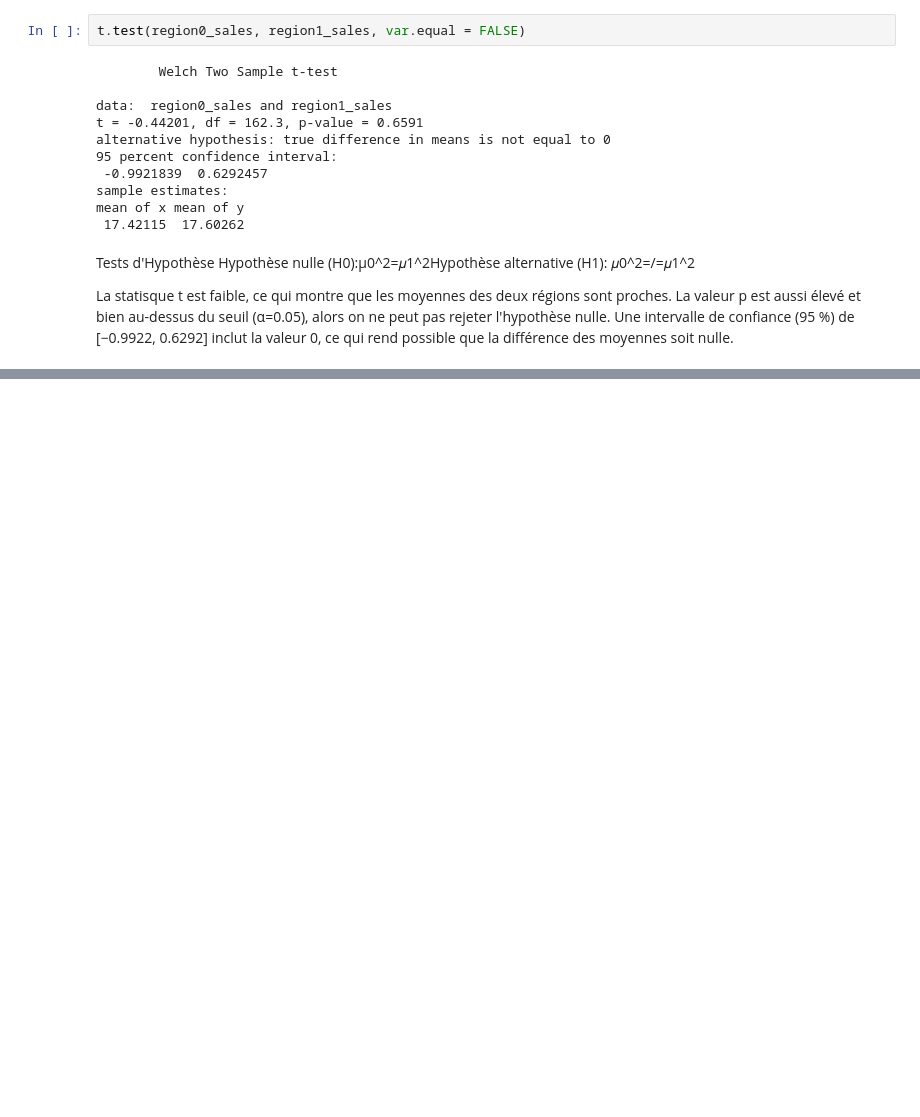
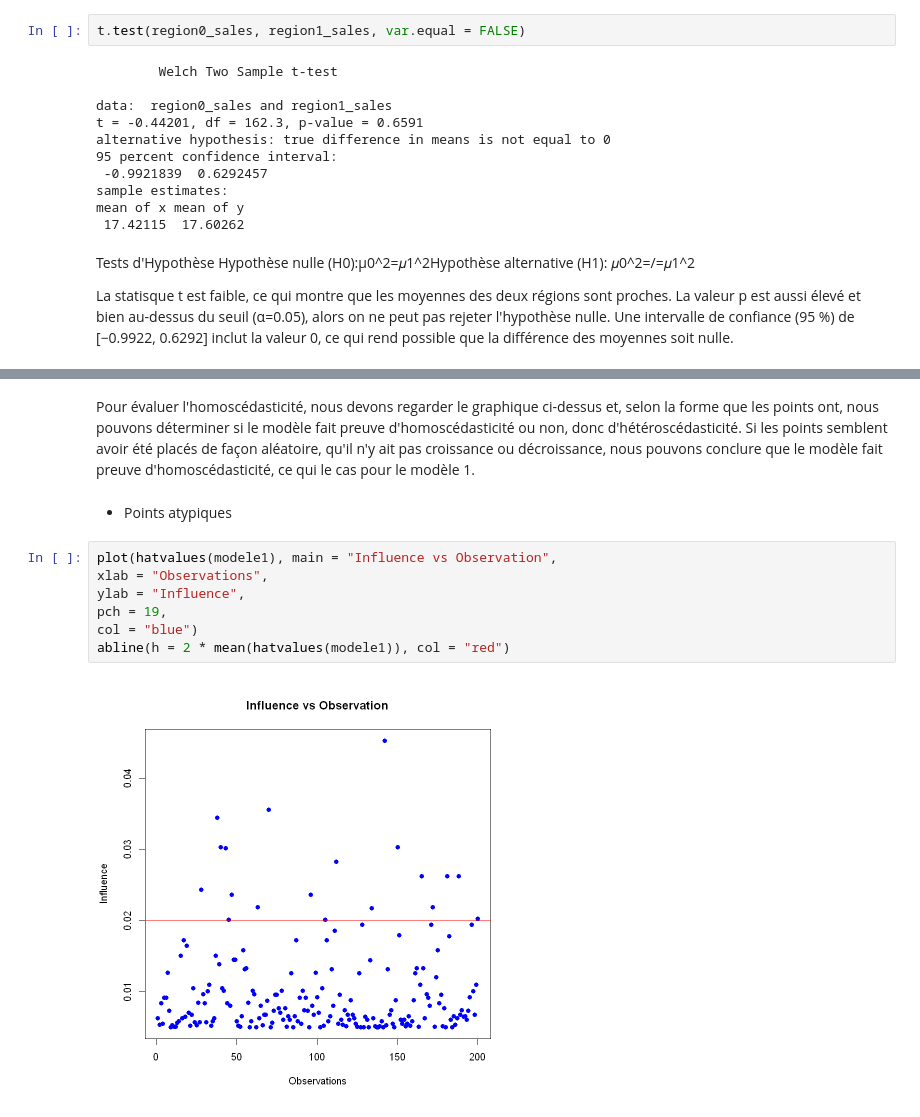
Before and after one commit to Sami-Jouamaa/Devoir-ProbaStats, a Jupyter notebook: Devoir.ipynb, the cells around one changed output, grey strips where cells are left out. Saved outputs shown, nothing was run; the diff lists cells and outputs as text; blank space fills up the shorter version.

```diff
--- a/Devoir.ipynb
+++ b/Devoir.ipynb
@@ -238,0 +306,13 @@ Phase 2 : Recherche d'un meilleur modèle
+# %% [markdown]
+Pour évaluer l'homoscédasticité, nous devons regarder le graphique ci-dessus et, selon la forme que les points ont, nous pouvons déterminer si le modèle fait preuve d'homoscédasticité ou non, donc d'hétéroscédasticité. Si les points semblent avoir été placés de façon aléatoire, qu'il n'y ait pas croissance ou décroissance, nous pouvons conclure que le modèle fait preuve d'homoscédasticité, ce qui le cas pour le modèle 1.
+# %% [markdown]
+- Points atypiques
+# %%
+plot(hatvalues(modele1), main = "Influence vs Observation",
+xlab = "Observations",
+ylab = "Influence",
+pch = 19,
+col = "blue")
+abline(h = 2 * mean(hatvalues(modele1)), col = "red")
+# %% [output]
+[figure, added]
```
Also changed, not shown: parts of 92 cells of this notebook.
